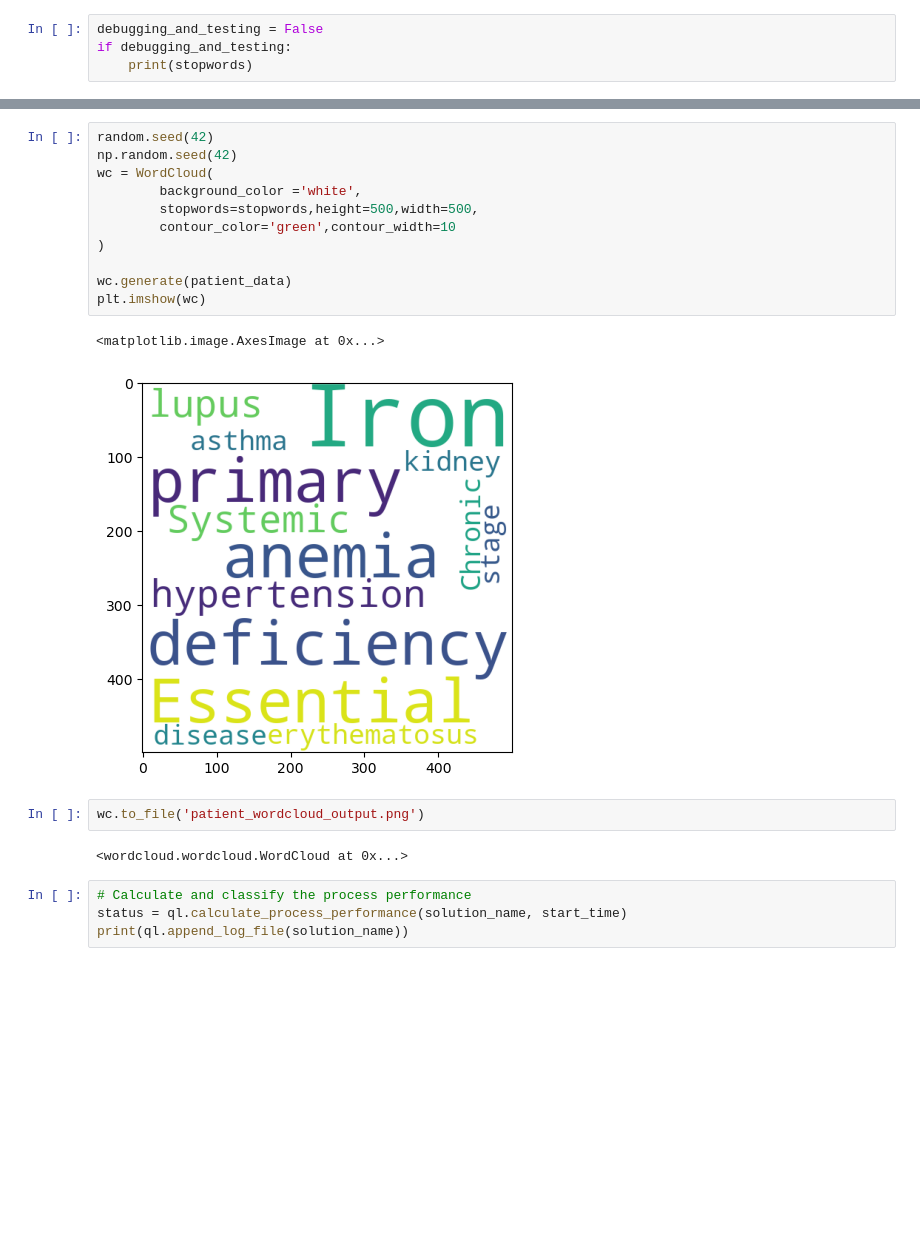
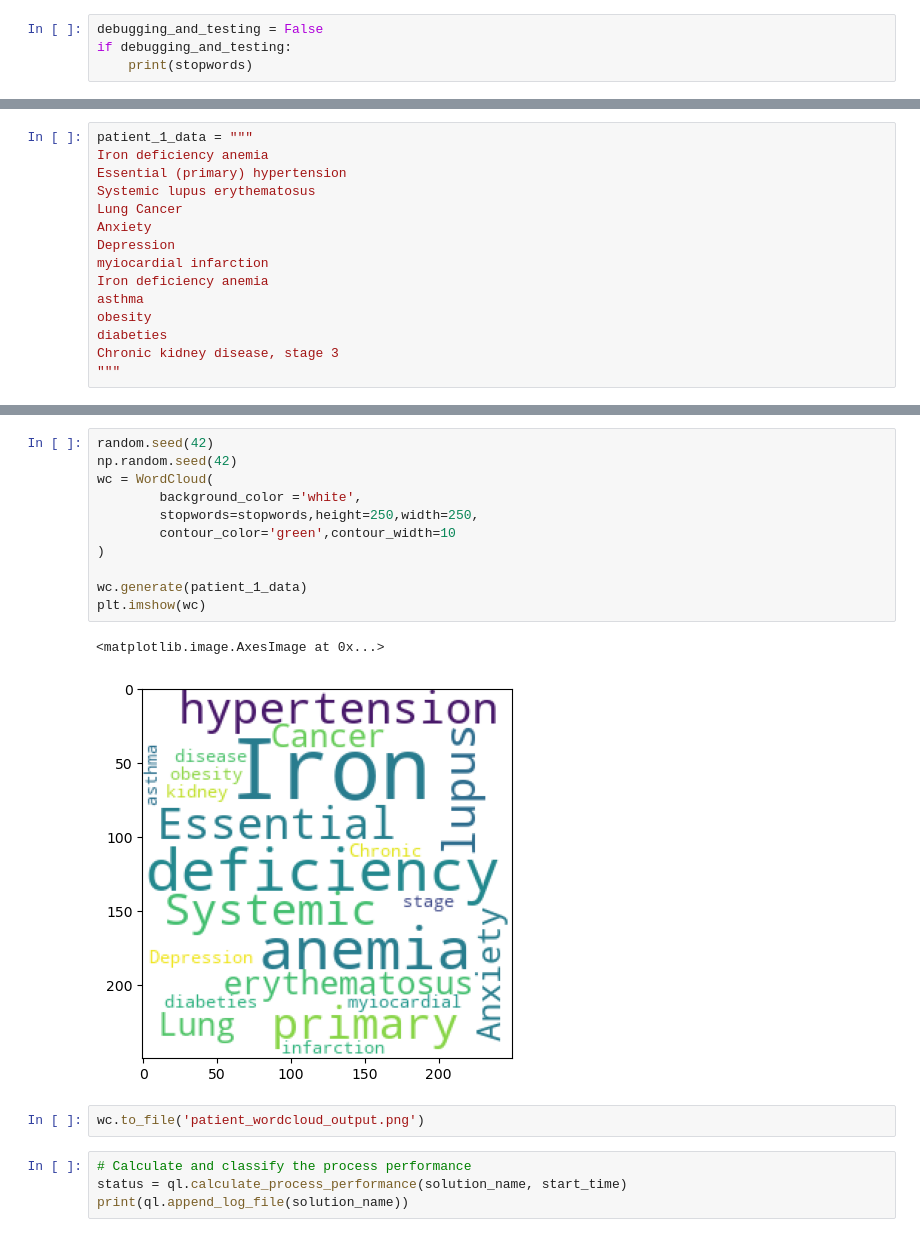
Before and after one commit to JoeEberle/patient_word_cloud, a Jupyter notebook: patient_word_cloud.ipynb, the cells around one changed output, grey strips where cells are left out. Cells and saved outputs as stored; diff of their text form; blank space fills up the shorter version.

```diff
--- a/patient_word_cloud.ipynb
+++ b/patient_word_cloud.ipynb
@@ -87,6 +86,21 @@ Systemic lupus erythematosus
 asthma
 Chronic kidney disease, stage 3
 """
+# %%
+patient_1_data = """
+Iron deficiency anemia
+Essential (primary) hypertension
+Systemic lupus erythematosus
+Lung Cancer
+Anxiety
+Depression
+myiocardial infarction
+Iron deficiency anemia
+asthma
+obesity
+diabeties
+Chronic kidney disease, stage 3
+"""
 # %%
 random.seed(42)
 np.random.seed(42)
@@ -104,21 +118,19 @@ plt.imshow(wc)
 # %%
 random.seed(42)
 np.random.seed(42)
 wc = WordCloud(
         background_color ='white',
-        stopwords=stopwords,height=500,width=500,
+        stopwords=stopwords,height=250,width=250,
         contour_color='green',contour_width=10
 )
 
-wc.generate(patient_data)
+wc.generate(patient_1_data)
 plt.imshow(wc)
 # %% [output]
 <matplotlib.image.AxesImage at 0x...>
-[figure, old version]
+[figure, new version]
 # %%
 wc.to_file('patient_wordcloud_output.png')
-# %% [output]
-<wordcloud.wordcloud.WordCloud at 0x...>
 # %%
 # Calculate and classify the process performance
 status = ql.calculate_process_performance(solution_name, start_time)
```
Also changed, not shown: parts of 3 cells of this notebook, 1 other file.
